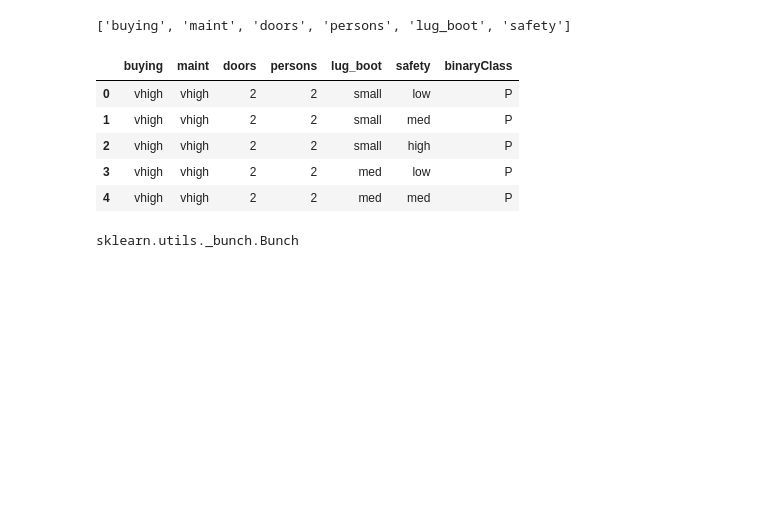
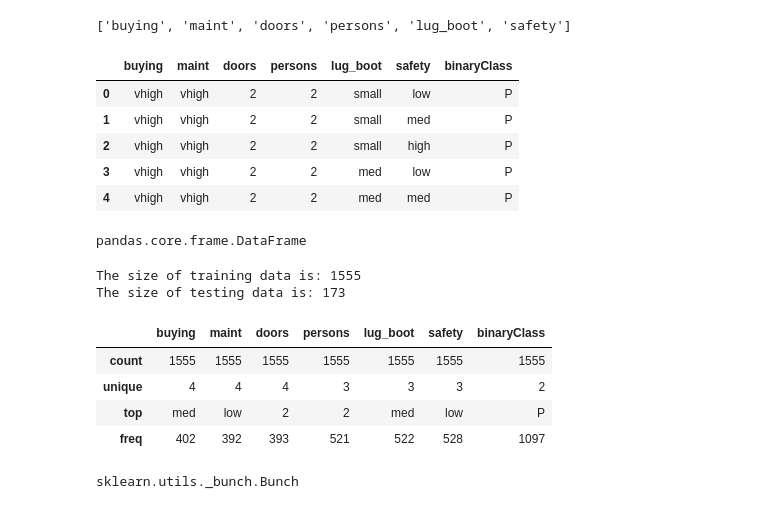
Before and after one commit to chifie/machine-learning-journey, a Jupyter notebook: machine_learning_journey.ipynb, the cells around one changed output. Saved outputs shown, nothing was run; the diff lists cells and outputs as text; code cells hidden in the pictures; blank space fills up the shorter version.

```diff
--- a/machine_learning_journey.ipynb
+++ b/machine_learning_journey.ipynb
@@ -35,6 +35,30 @@ car_data.head()
 | 2 | vhigh | vhigh | 2 | 2 | small | high | P |
 | 3 | vhigh | vhigh | 2 | 2 | med | low | P |
 | 4 | vhigh | vhigh | 2 | 2 | med | med | P |
+# %%
+
+
+type(car_data)
+# %% [output]
+pandas.core.frame.DataFrame
+# %%
+from sklearn.model_selection import train_test_split
+
+train_data, test_data = train_test_split(car_data, test_size=0.1,random_state=20)
+
+print('The size of training data is: {} \nThe size of testing data is: {}'.format(len(train_data), len(test_data)))
+# %% [output]
+The size of training data is: 1555
+The size of testing data is: 173
+# %%
+
+train_data.describe()
+# %% [output]
+|  | buying | maint | doors | persons | lug_boot | safety | binaryClass |
+| count | 1555 | 1555 | 1555 | 1555 | 1555 | 1555 | 1555 |
+| unique | 4 | 4 | 4 | 3 | 3 | 3 | 2 |
+| top | med | low | 2 | 2 | med | low | P |
+| freq | 402 | 392 | 393 | 521 | 522 | 528 | 1097 |
 # %%
 from sklearn.datasets import fetch_openml
 
```
